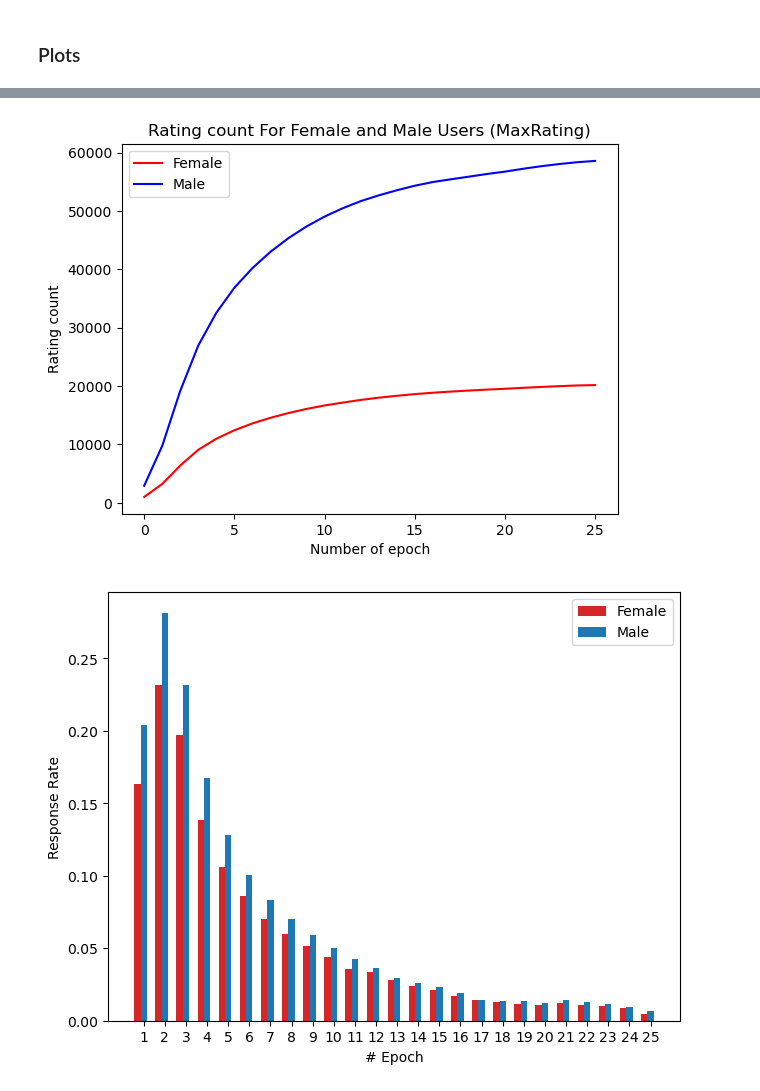
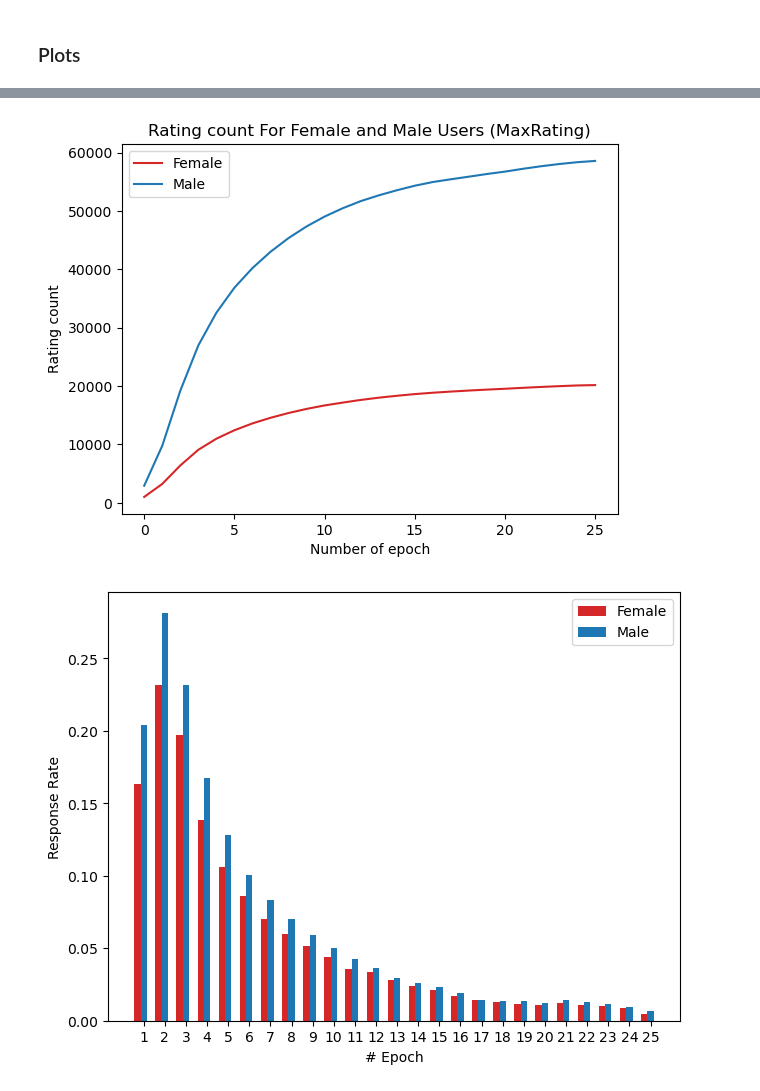
Before and after one commit to sipei-li/DeepALDataMinimization, a Jupyter notebook: LightGCN_exp1.ipynb, the cells around one changed output, grey strips where cells are left out. Saved outputs shown, nothing was run; the diff lists cells and outputs as text; code cells hidden in the pictures.

```diff
--- a/LightGCN_04_08_2025.ipynb
+++ b/LightGCN_exp1.ipynb
@@ -144,6 +144,7 @@ for iter in range(n_iters):
         iid_to_gender=iid_to_gender,
         q=q,
         seed=iter,
+        ratio=None,
     )
     MaxRating_results_lst.append([])
     for epoch in range(n_epochs):
@@ -315,24 +316,24 @@ plt.show()
 # %%
 # count
 pro_df_grouped = MaxRating_results_df.groupby('epoch').agg(['mean', 'std', 'count'])['count_pro']
 pro_df_grouped['ci'] = 1.95 * pro_df_grouped['std'] / np.sqrt(pro_df_grouped['count'])
 pro_df_grouped['ci_lower'] = pro_df_grouped['mean'] - pro_df_grouped['ci']
 pro_df_grouped['ci_upper'] = pro_df_grouped['mean'] + pro_df_grouped['ci']
 
 unpro_df_grouped = MaxRating_results_df.groupby('epoch').agg(['mean', 'std', 'count'])['count_unpro']
 unpro_df_grouped['ci'] = 1.95 * unpro_df_grouped['std'] / np.sqrt(unpro_df_grouped['count'])
 unpro_df_grouped['ci_lower'] = unpro_df_grouped['mean'] - unpro_df_grouped['ci']
 unpro_df_grouped['ci_upper'] = unpro_df_grouped['mean'] + unpro_df_grouped['ci']
 
-plt.plot(np.arange(n_epochs), pro_df_grouped['mean'], color='r', label="Female")
+plt.plot(np.arange(n_epochs), pro_df_grouped['mean'], color='tab:red', label="Female")
 
-plt.plot(np.arange(n_epochs), unpro_df_grouped['mean'], color='b', label="Male")
+plt.plot(np.arange(n_epochs), unpro_df_grouped['mean'], color='tab:blue', label="Male")
 
 plt.xlabel('Number of epoch')
 plt.ylabel('Rating count')
 
 plt.legend()
 plt.title("Rating count For Female and Male Users (MaxRating)")
 plt.show()
 # %% [output]
-[figure, old version]
+[figure, new version]
```
Also changed, not shown: parts of 7 cells of this notebook, 9 other files.
